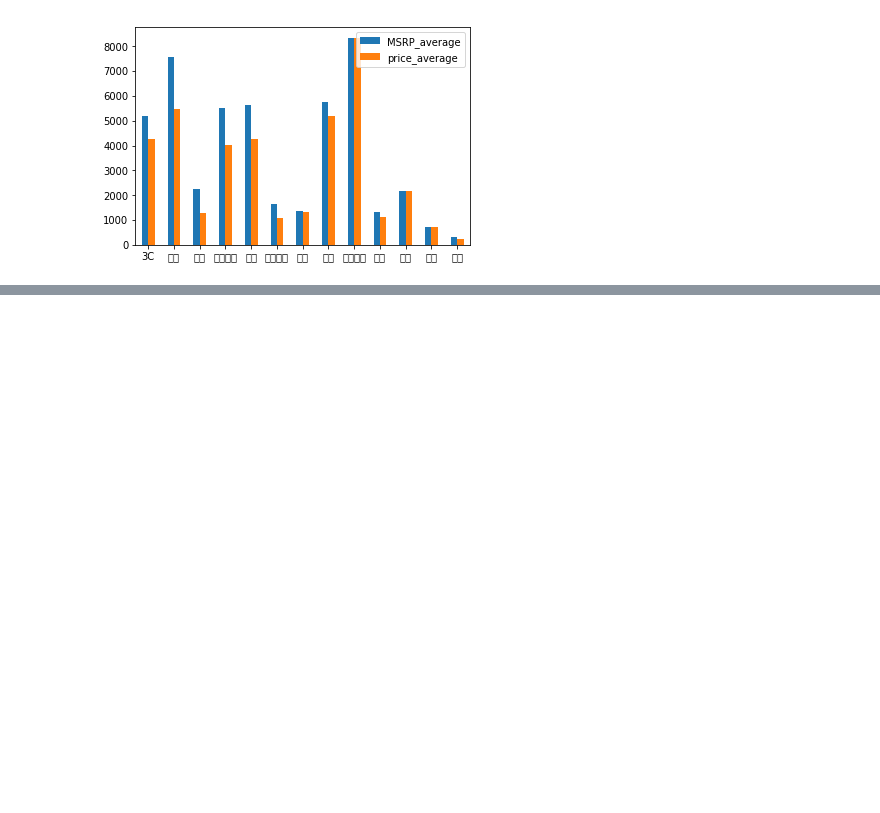
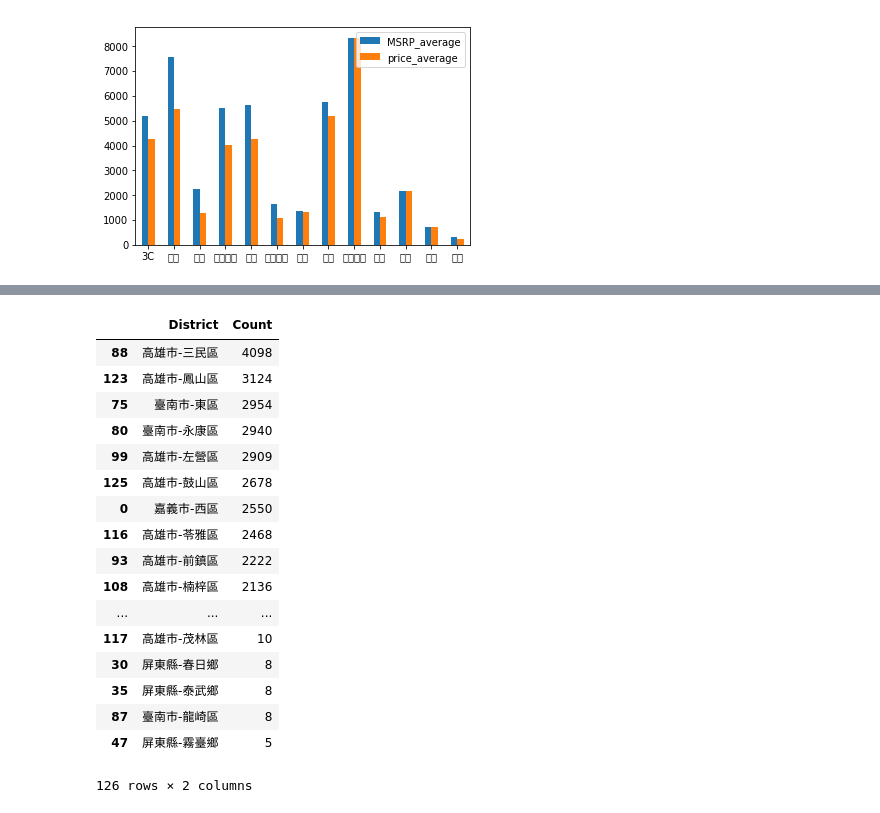
Before and after one commit to Ken0327/DataInnovation, a Jupyter notebook: catogory_pchome.ipynb, the cells around one changed output, grey strips where cells are left out. Drawn from its saved outputs; the diff is of its cells as text; code cells hidden in the pictures; blank space fills up the shorter version.

```diff
--- a/catogory_pchome.ipynb
+++ b/catogory_pchome.ipynb
@@ -138,0 +229,25 @@ ax = df.plot.bar(rot=0)
+# %%
+# Group by district
+
+district = app_train.groupby(['District']).size().reset_index(name='Count')
+district = district.sort_values(['Count'],ascending=False)
+district
+# %% [output]
+|  | District | Count |
+| 88 | 高雄市-三民區 | 4098 |
+| 123 | 高雄市-鳳山區 | 3124 |
+| 75 | 臺南市-東區 | 2954 |
+| 80 | 臺南市-永康區 | 2940 |
+| 99 | 高雄市-左營區 | 2909 |
+| 125 | 高雄市-鼓山區 | 2678 |
+| 0 | 嘉義市-西區 | 2550 |
+| 116 | 高雄市-苓雅區 | 2468 |
+| 93 | 高雄市-前鎮區 | 2222 |
+| 108 | 高雄市-楠梓區 | 2136 |
+| ... | ... | ... |
+| 117 | 高雄市-茂林區 | 10 |
+| 30 | 屏東縣-春日鄉 | 8 |
+| 35 | 屏東縣-泰武鄉 | 8 |
+| 87 | 臺南市-龍崎區 | 8 |
+| 47 | 屏東縣-霧臺鄉 | 5 |
+126 rows × 2 columns
```
Also changed, not shown: parts of 6 cells of this notebook.
